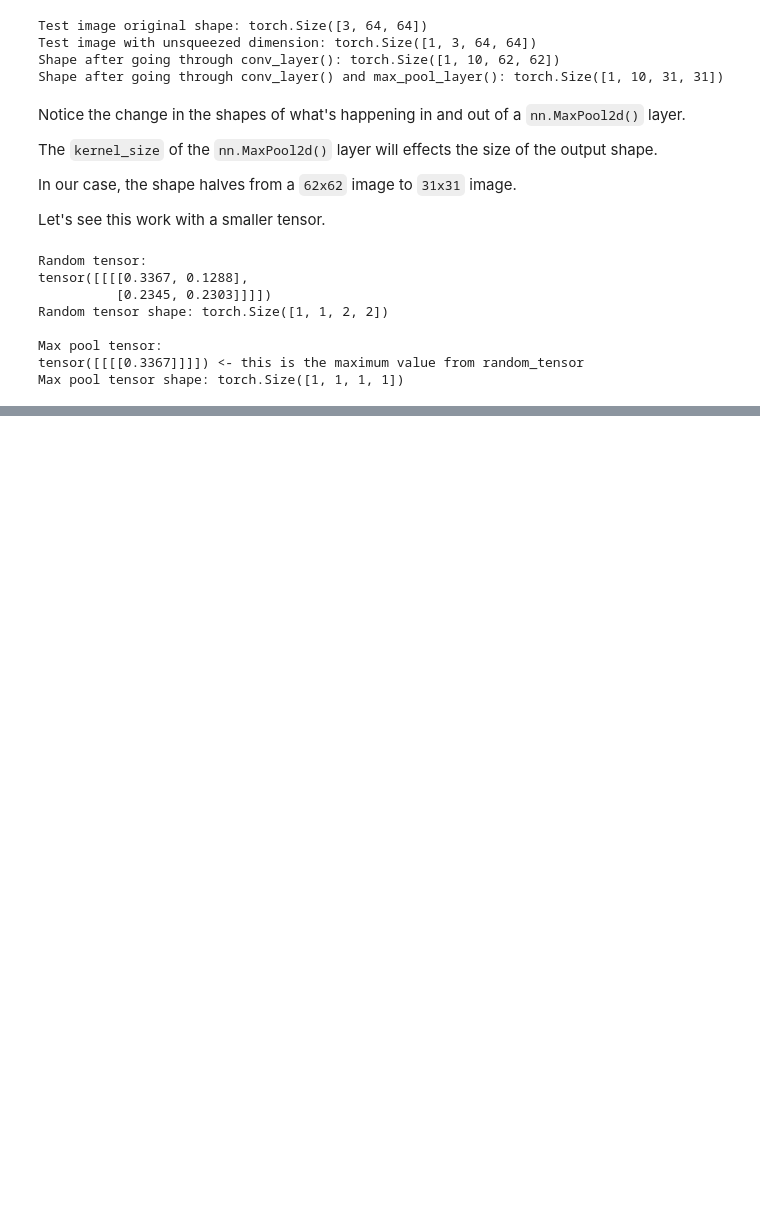
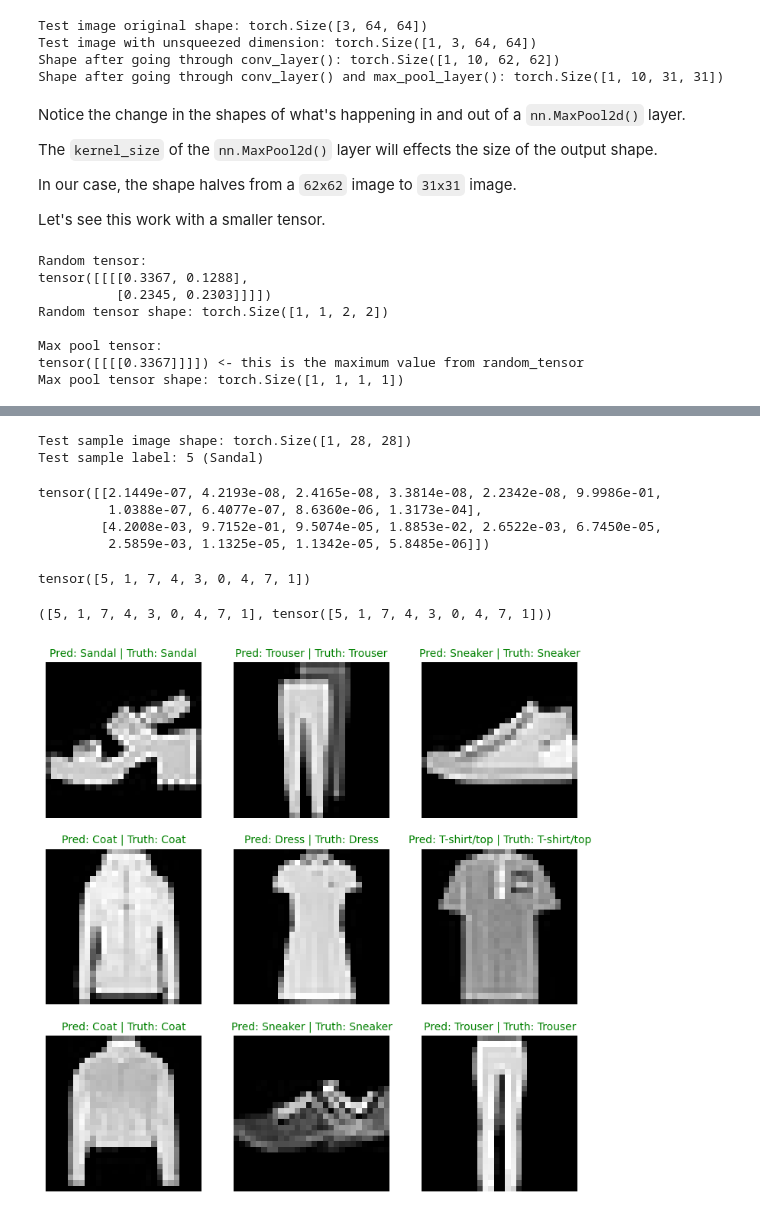
Before and after one commit to duongtrung/Pytorch-tutorials, a Jupyter notebook: 03_pytorch_computer_vision_up.ipynb, the cells around one changed output, grey strips where cells are left out. Cells and saved outputs as stored; diff of their text form; code cells hidden in the pictures; blank space fills up the shorter version.

```diff
--- a/03_pytorch_computer_vision_up.ipynb
+++ b/03_pytorch_computer_vision_up.ipynb
@@ -1330,0 +1507,66 @@ Except instead of just taking the maximum, the `nn.Conv2d()` performs a conovlut
+# %%
+import random
+random.seed(42)
+test_samples = []
+test_labels = []
+for sample, label in random.sample(list(test_data), k=9):
+    test_samples.append(sample)
+    test_labels.append(label)
+
+# View the first test sample shape and label
+print(f"Test sample image shape: {test_samples[0].shape}\nTest sample label: {test_labels[0]} ({class_names[test_labels[0]]})")
+# %% [output]
+Test sample image shape: torch.Size([1, 28, 28])
+Test sample label: 5 (Sandal)
+# %%
+# Make predictions on test samples with model 2
+pred_probs= make_predictions(model=model_2,
+                             data=test_samples)
+
+# View first two prediction probabilities list
+pred_probs[:2]
+# %% [output]
+tensor([[2.1449e-07, 4.2193e-08, 2.4165e-08, 3.3814e-08, 2.2342e-08, 9.9986e-01,
+         1.0388e-07, 6.4077e-07, 8.6360e-06, 1.3173e-04],
+        [4.2008e-03, 9.7152e-01, 9.5074e-05, 1.8853e-02, 2.6522e-03, 6.7450e-05,
+         2.5859e-03, 1.1325e-05, 1.1342e-05, 5.8485e-06]])
+# %%
+# Turn the prediction probabilities into prediction labels by taking the argmax()
+pred_classes = pred_probs.argmax(dim=1)
+pred_classes
+# %% [output]
+tensor([5, 1, 7, 4, 3, 0, 4, 7, 1])
+# %%
+# Are our predictions in the same form as our test labels?
+test_labels, pred_classes
+# %% [output]
+([5, 1, 7, 4, 3, 0, 4, 7, 1], tensor([5, 1, 7, 4, 3, 0, 4, 7, 1]))
+# %%
+# Plot predictions
+plt.figure(figsize=(9, 9))
+nrows = 3
+ncols = 3
+for i, sample in enumerate(test_samples):
+  # Create a subplot
+  plt.subplot(nrows, ncols, i+1)
+
+  # Plot the target image
+  plt.imshow(sample.squeeze(), cmap="gray")
+
+  # Find the prediction label (in text form, e.g. "Sandal")
+  pred_label = class_names[pred_classes[i]]
+
+  # Get the truth label (in text form, e.g. "T-shirt")
+  truth_label = class_names[test_labels[i]]
+
+  # Create the title text of the plot
+  title_text = f"Pred: {pred_label} | Truth: {truth_label}"
+
+  # Check for equality and change title colour accordingly
+  if pred_label == truth_label:
+      plt.title(title_text, fontsize=10, c="g") # green text if correct
+  else:
+      plt.title(title_text, fontsize=10, c="r") # red text if wrong
+  plt.axis(False);
+# %% [output]
+[figure, added]
```
Also changed, not shown: parts of 13 cells of this notebook.
